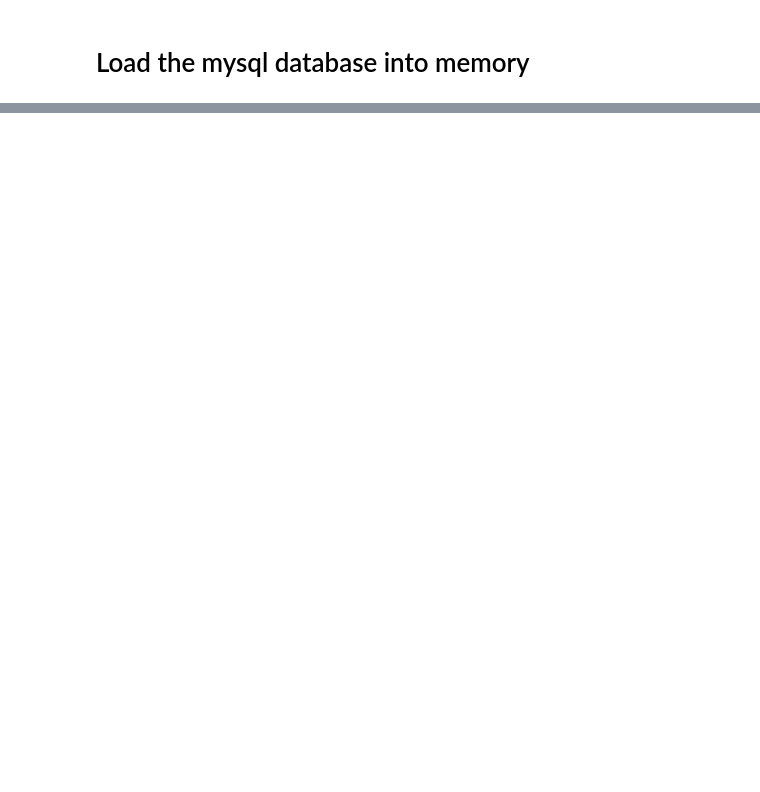
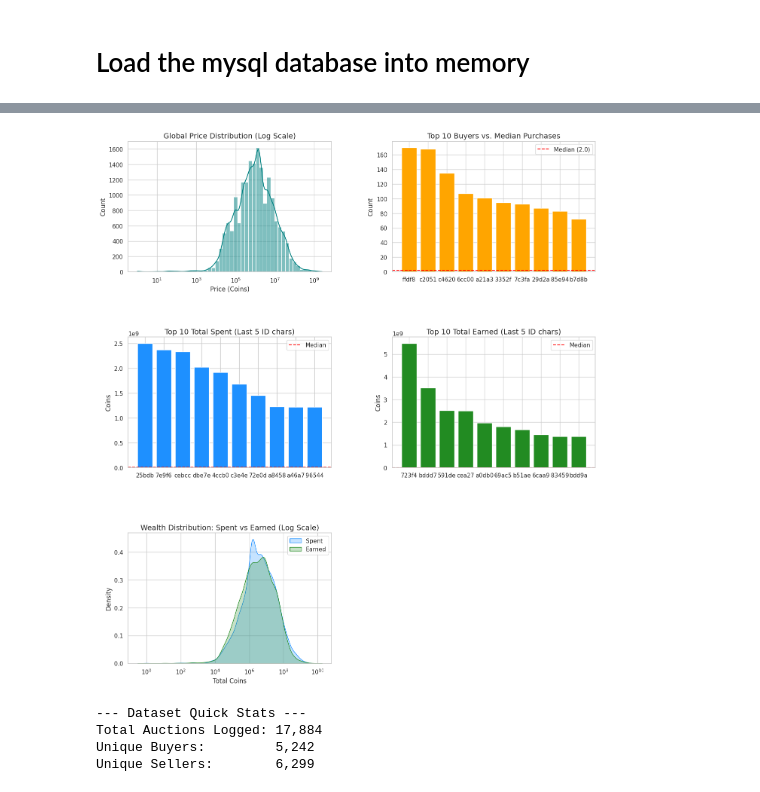
Before and after one commit to Luka98122/SB-Auction-Intelligence, a Jupyter notebook: src/processing/expirementing.ipynb, the cells around one changed output, grey strips where cells are left out. Saved outputs shown, nothing was run; the diff lists cells and outputs as text; code cells hidden in the pictures; blank space fills up the shorter version.

```diff
--- a/src/processing/expirementing.ipynb
+++ b/src/processing/expirementing.ipynb
@@ -31,0 +78,3 @@ ProgrammingError: (mysql.connector.errors.ProgrammingError) 1045 (28000): Access
+# %%
+df = df[df['bin'] == 1]
+print(df)
@@ -31,0 +99,68 @@ ProgrammingError: (mysql.connector.errors.ProgrammingError) 1045 (28000): Access
+# %%
+# --- 1. Setup Style & Canvas ---
+sns.set_theme(style="whitegrid")
+# Using a 3x2 grid but we will hide the 6th plot
+fig, axes = plt.subplots(3, 2, figsize=(16, 18))
+plt.subplots_adjust(hspace=0.5, wspace=0.3)
+
+# 1. Price Distribution (Log Scale)
+sns.histplot(df['final_price'], bins=50, kde=True, ax=axes[0, 0], log_scale=True, color='teal')
+axes[0, 0].set_title('Global Price Distribution (Log Scale)', fontsize=14)
+axes[0, 0].set_xlabel('Price (Coins)')
+
+# 2. Top 10 Buyers (Last 5 Chars)
+buyer_counts = df['buyer_uuid'].value_counts().head(10)
+short_buyer_ids = [str(x)[-5:] for x in buyer_counts.index]
+axes[0, 1].bar(short_buyer_ids, buyer_counts.values, color='orange')
+median_purchases = df['buyer_uuid'].value_counts().median()
+axes[0, 1].axhline(y=median_purchases, color='red', linestyle='--', label=f'Median ({median_purchases})')
+axes[0, 1].set_title('Top 10 Buyers vs. Median Purchases', fontsize=14)
+axes[0, 1].set_ylabel('Count')
+axes[0, 1].legend()
+
+# 3. Top 10 Spenders (Last 5 Chars)
+spent_per_player = df.groupby('buyer_uuid')['final_price'].sum().sort_values(ascending=False).head(10)
+short_spender_ids = [str(x)[-5:] for x in spent_per_player.index]
+axes[1, 0].bar(short_spender_ids, spent_per_player.values, color='dodgerblue')
+median_spent = df.groupby('buyer_uuid')['final_price'].sum().median()
+axes[1, 0].axhline(y=median_spent, color='red', linestyle='--', label='Median')
+axes[1, 0].set_title('Top 10 Total Spent (Last 5 ID chars)', fontsize=14)
+axes[1, 0].set_ylabel('Coins')
+axes[1, 0].legend()
+
+# 4. Top 10 Earners (Last 5 Chars)
+earned_per_player = df.groupby('seller_uuid')['final_price'].sum().sort_values(ascending=False).head(10)
+short_earner_ids = [str(x)[-5:] for x in earned_per_player.index]
+axes[1, 1].bar(short_earner_ids, earned_per_player.values, color='forestgreen')
+median_earned = df.groupby('seller_uuid')['final_price'].sum().median()
+axes[1, 1].axhline(y=median_earned, color='red', linestyle='--', label='Median')
+axes[1, 1].set_title('Top 10 Total Earned (Last 5 ID chars)', fontsize=14)
+axes[1, 1].set_ylabel('Coins')
+axes[1, 1].legend()
+
+# 5. Money Spent vs Earned Distribution
+# We'll make this plot span across the bottom or just occupy one side
+full_spent = df.groupby('buyer_uuid')['final_price'].sum()
+full_earned = df.groupby('seller_uuid')['final_price'].sum()
+sns.kdeplot(full_spent, ax=axes[2, 0], log_scale=True, label='Spent', fill=True, color='dodgerblue')
+sns.kdeplot(full_earned, ax=axes[2, 0], log_scale=True, label='Earned', fill=True, color='forestgreen')
+axes[2, 0].set_title('Wealth Distribution: Spent vs Earned (Log Scale)', fontsize=14)
+axes[2, 0].set_xlabel('Total Coins')
+axes[2, 0].legend()
+
+# 6. Hide the empty subplot
+fig.delaxes(axes[2, 1])
+
+plt.show()
+
+# Final Stat Summary
+print(f"--- Dataset Quick Stats ---")
+print(f"Total Auctions Logged: {len(df):,}")
+print(f"Unique Buyers:         {df['buyer_uuid'].nunique():,}")
+print(f"Unique Sellers:        {df['seller_uuid'].nunique():,}")
+# %% [output]
+[figure, added]
+--- Dataset Quick Stats ---
+Total Auctions Logged: 17,884
+Unique Buyers:         5,242
+Unique Sellers:        6,299
```
Also changed, not shown: parts of 7 cells of this notebook, 1 other file.
